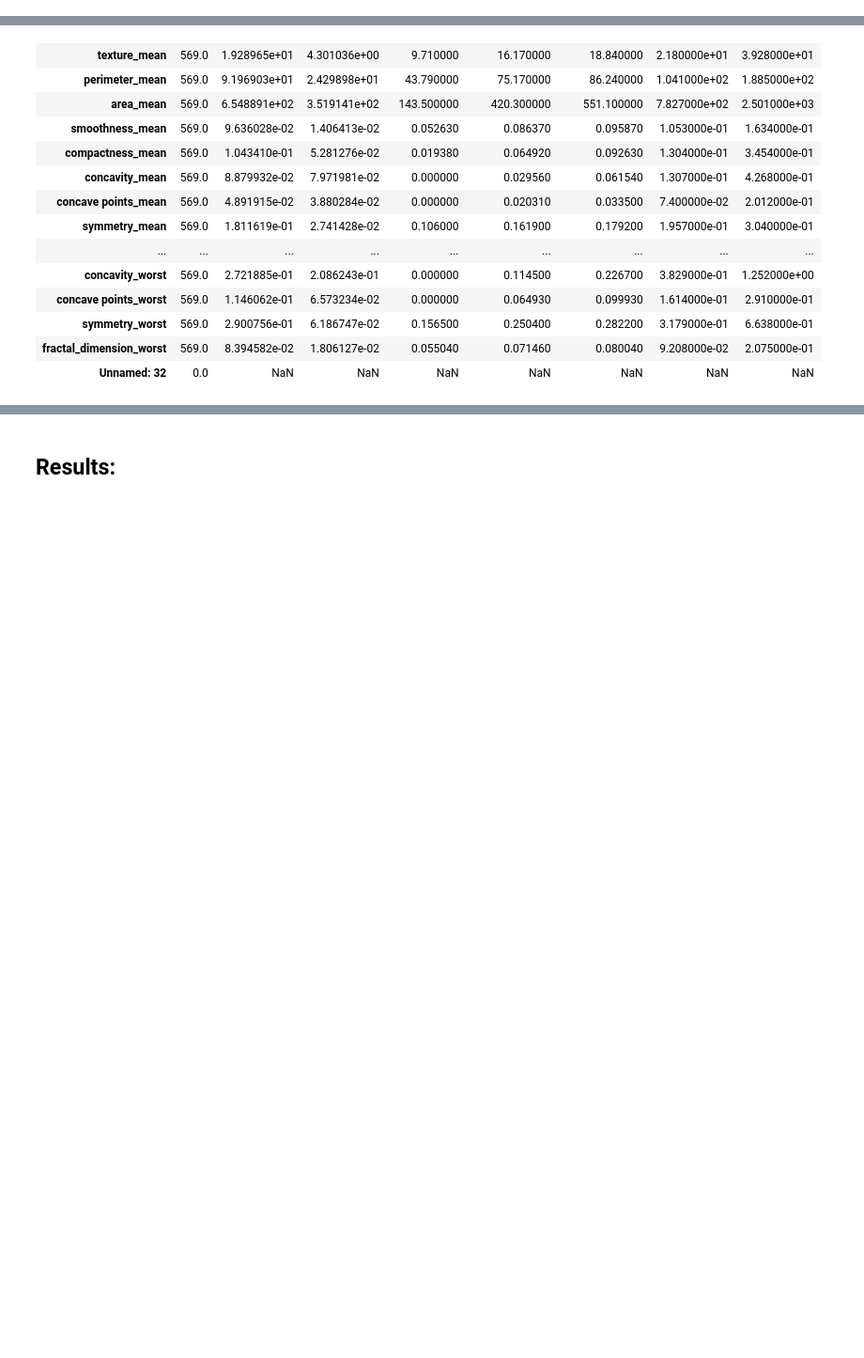
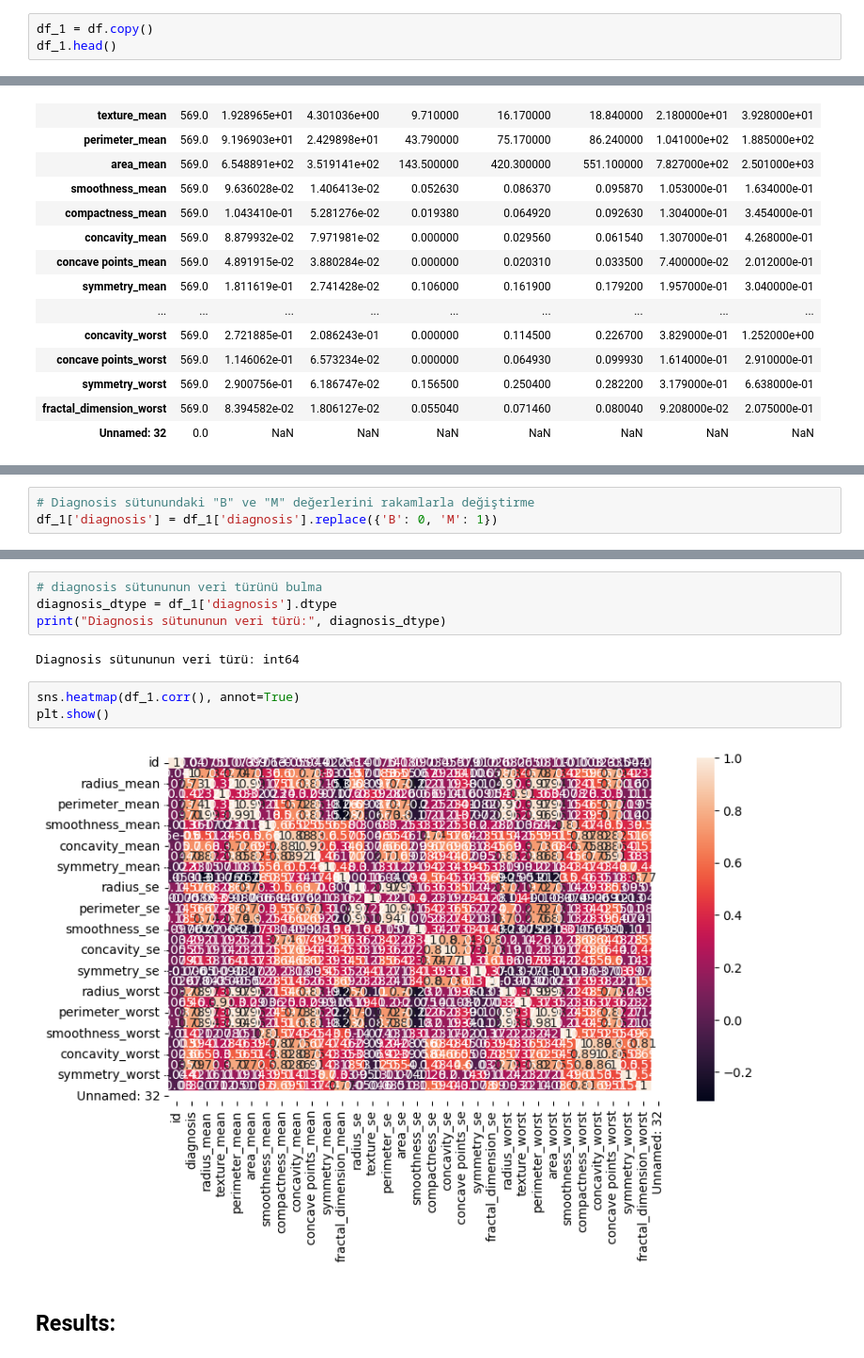
Before and after one commit to BulentKaradeniz/7_ML_Projects, a Jupyter notebook: ML_GTU_Homework_5_2024/HW5_Karadeniz_Bülent_225023016010.ipynb, the cells around one changed output, grey strips where cells are left out. Shown at 94% size. Drawn from its saved outputs; the diff is of its cells as text; blank space fills up the shorter version.

```diff
--- a/ML_GTU_Homework_5_2024/HW5_Karadeniz_Bülent_225023016010.ipynb
+++ b/ML_GTU_Homework_5_2024/HW5_Karadeniz_Bülent_225023016010.ipynb
@@ -29,3 +29,6 @@ df.head()
 | 2 | 84300903 | M | 19.69 | 21.25 | 130.00 | 1203.0 | 0.10960 | ... |
 | 3 | 84348301 | M | 11.42 | 20.38 | 77.58 | 386.1 | 0.14250 | ... |
 | 4 | 84358402 | M | 20.29 | 14.34 | 135.10 | 1297.0 | 0.10030 | ... |
+# %%
+df_1 = df.copy()
+df_1.head()
@@ -104,0 +173,3 @@ df.describe().T
+# %%
+# Diagnosis sütunundaki "B" ve "M" değerlerini rakamlarla değiştirme
+df_1['diagnosis'] = df_1['diagnosis'].replace({'B': 0, 'M': 1})
@@ -105,3 +190,14 @@ df.describe().T
+# %%
+# diagnosis sütununun veri türünü bulma
+diagnosis_dtype = df_1['diagnosis'].dtype
+print("Diagnosis sütununun veri türü:", diagnosis_dtype)
+# %% [output]
+Diagnosis sütununun veri türü: int64
+# %%
+sns.heatmap(df_1.corr(), annot=True)
+plt.show()
+# %% [output]
+[figure, added]
 # %% [markdown]
 ## Results:
 # %% [markdown]
```
Also changed, not shown: parts of 7 cells of this notebook.
